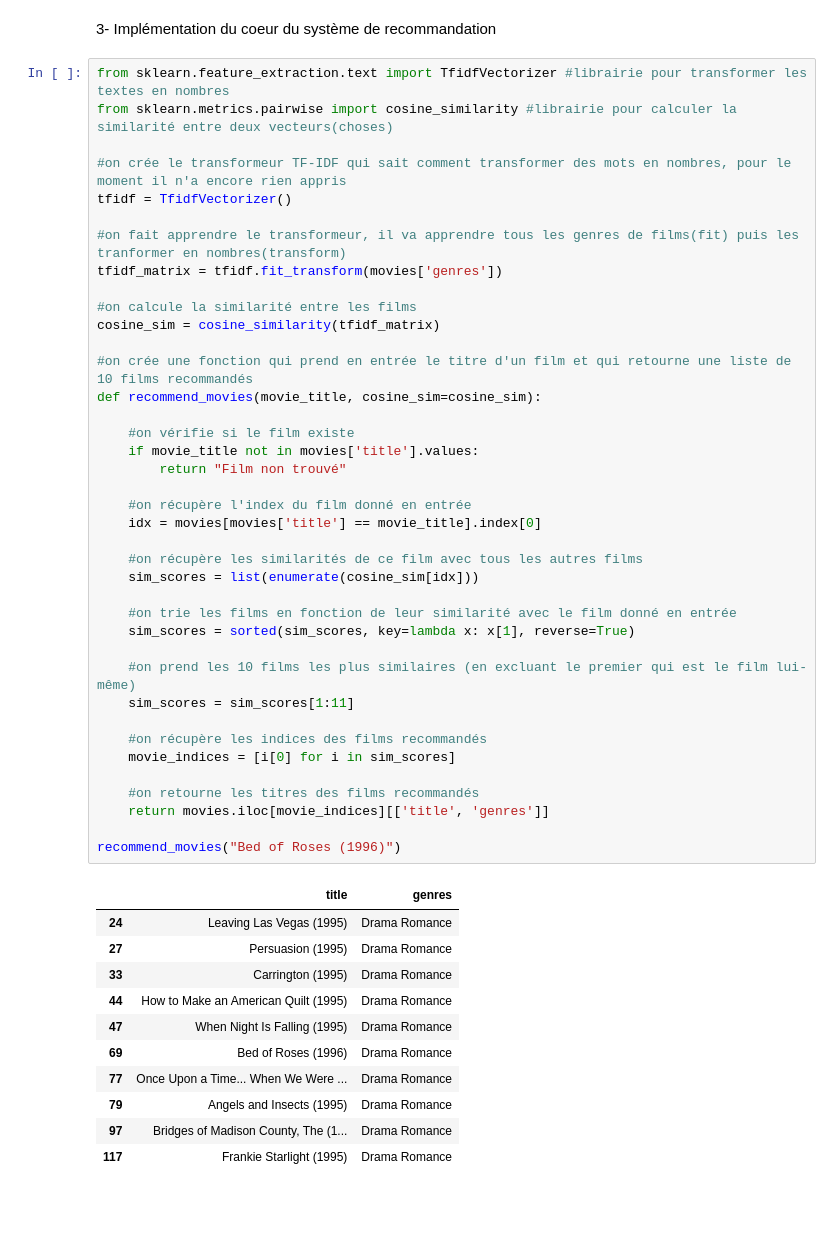
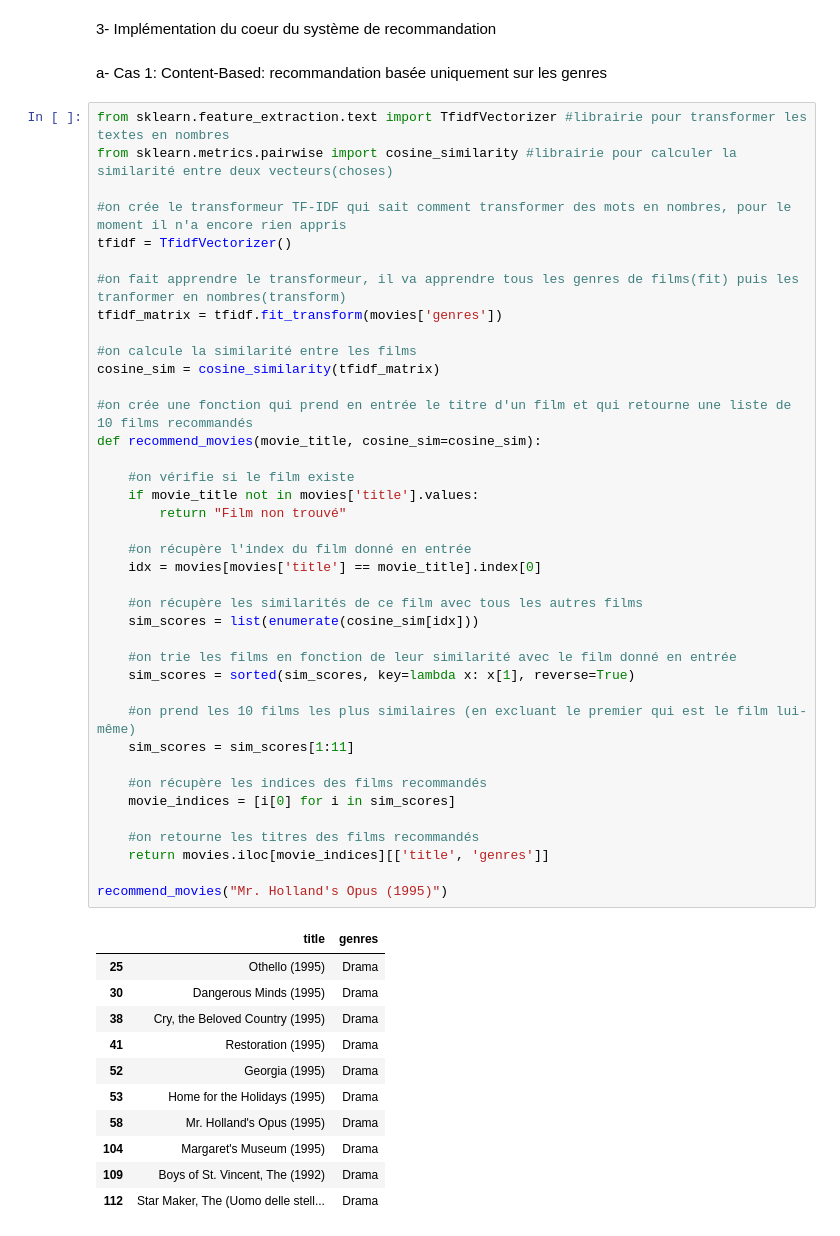
Before and after one commit to prosperadeoul-hub/movie-recommendation-system, a Jupyter notebook: movie-recommender.ipynb, the cells around one changed output. Cells and saved outputs as stored; diff of their text form; blank space fills up the shorter version.

```diff
--- a/movie-recommender.ipynb
+++ b/movie-recommender.ipynb
@@ -106,6 +106,8 @@ movies.head()
 | 4 | 5 | Father of the Bride Part II (1995) | Comedy |
 # %% [markdown]
 3- Implémentation du coeur du système de recommandation
+# %% [markdown]
+a- Cas 1: Content-Based: recommandation basée uniquement sur les genres
 # %%
 from sklearn.feature_extraction.text import TfidfVectorizer #librairie pour transformer les textes en nombres
 from sklearn.metrics.pairwise import cosine_similarity #librairie pour calculer la similarité entre deux vecteurs(choses)
@@ -119,41 +121,41 @@ tfidf_matrix = tfidf.fit_transform(movies['genres'])
 #on calcule la similarité entre les films
 cosine_sim = cosine_similarity(tfidf_matrix)
 
 #on crée une fonction qui prend en entrée le titre d'un film et qui retourne une liste de 10 films recommandés
 def recommend_movies(movie_title, cosine_sim=cosine_sim):
 
     #on vérifie si le film existe
     if movie_title not in movies['title'].values:
         return "Film non trouvé"
 
     #on récupère l'index du film donné en entrée
     idx = movies[movies['title'] == movie_title].index[0]
 
     #on récupère les similarités de ce film avec tous les autres films
     sim_scores = list(enumerate(cosine_sim[idx]))
 
     #on trie les films en fonction de leur similarité avec le film donné en entrée
     sim_scores = sorted(sim_scores, key=lambda x: x[1], reverse=True)
 
     #on prend les 10 films les plus similaires (en excluant le premier qui est le film lui-même)
     sim_scores = sim_scores[1:11]
 
     #on récupère les indices des films recommandés
     movie_indices = [i[0] for i in sim_scores]
 
     #on retourne les titres des films recommandés
     return movies.iloc[movie_indices][['title', 'genres']]
 
-recommend_movies("Bed of Roses (1996)")
+recommend_movies("Mr. Holland's Opus (1995)")
 # %% [output]
 |  | title | genres |
-| 24 | Leaving Las Vegas (1995) | Drama Romance |
-| 27 | Persuasion (1995) | Drama Romance |
-| 33 | Carrington (1995) | Drama Romance |
-| 44 | How to Make an American Quilt (1995) | Drama Romance |
-| 47 | When Night Is Falling (1995) | Drama Romance |
-| 69 | Bed of Roses (1996) | Drama Romance |
-| 77 | Once Upon a Time... When We Were ... | Drama Romance |
-| 79 | Angels and Insects (1995) | Drama Romance |
-| 97 | Bridges of Madison County, The (1... | Drama Romance |
-| 117 | Frankie Starlight (1995) | Drama Romance |
+| 25 | Othello (1995) | Drama |
+| 30 | Dangerous Minds (1995) | Drama |
+| 38 | Cry, the Beloved Country (1995) | Drama |
+| 41 | Restoration (1995) | Drama |
+| 52 | Georgia (1995) | Drama |
+| 53 | Home for the Holidays (1995) | Drama |
+| 58 | Mr. Holland's Opus (1995) | Drama |
+| 104 | Margaret's Museum (1995) | Drama |
+| 109 | Boys of St. Vincent, The (1992) | Drama |
+| 112 | Star Maker, The (Uomo delle stell... | Drama |
```
Also changed, not shown: parts of 12 cells of this notebook, 1 other file.
